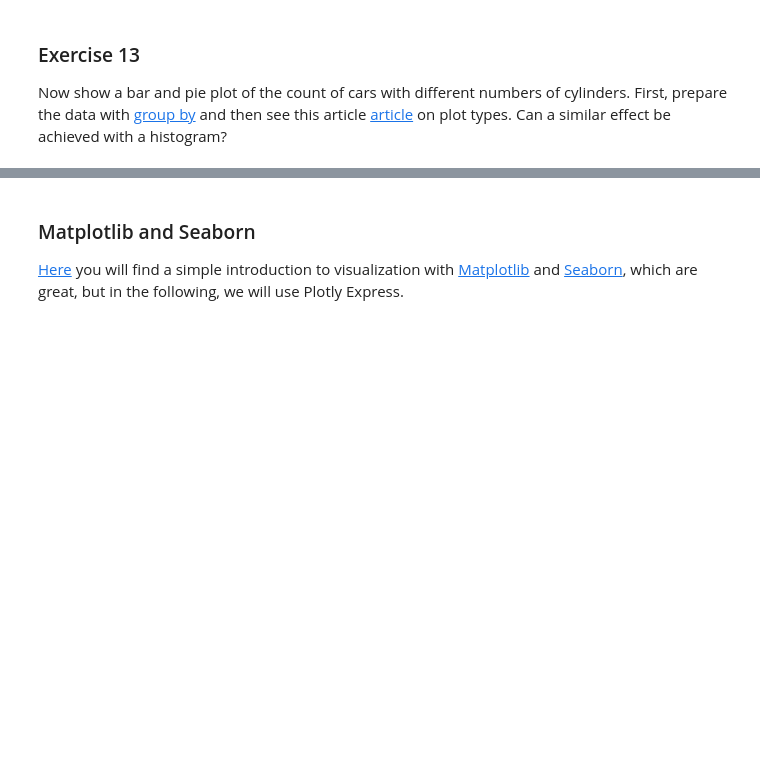
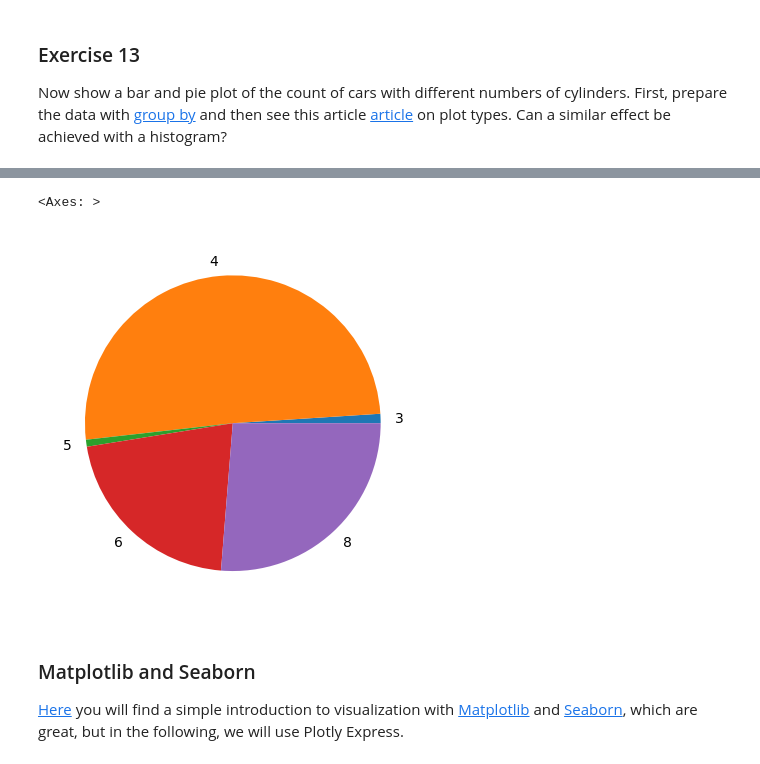
Before and after one commit to sylwia-sapkowska/intro-to-ml, a Jupyter notebook: 1_Introduction,_visualization,_descriptive_statistics_student_version.ipynb, the cells around one changed output, grey strips where cells are left out. Saved outputs shown, nothing was run; the diff lists cells and outputs as text; code cells hidden in the pictures; blank space fills up the shorter version.

```diff
--- a/1_Introduction,_visualization,_descriptive_statistics_student_version.ipynb
+++ b/1_Introduction,_visualization,_descriptive_statistics_student_version.ipynb
@@ -527,2 +561,6 @@ Now show a bar and pie plot of the count of cars with different numbers of cylin
 # %%
 # Put your code here
+cyl_counts.plot.pie()
+# %% [output]
+<Axes: >
+[figure, added]
```
Also changed, not shown: parts of 22 cells of this notebook.
